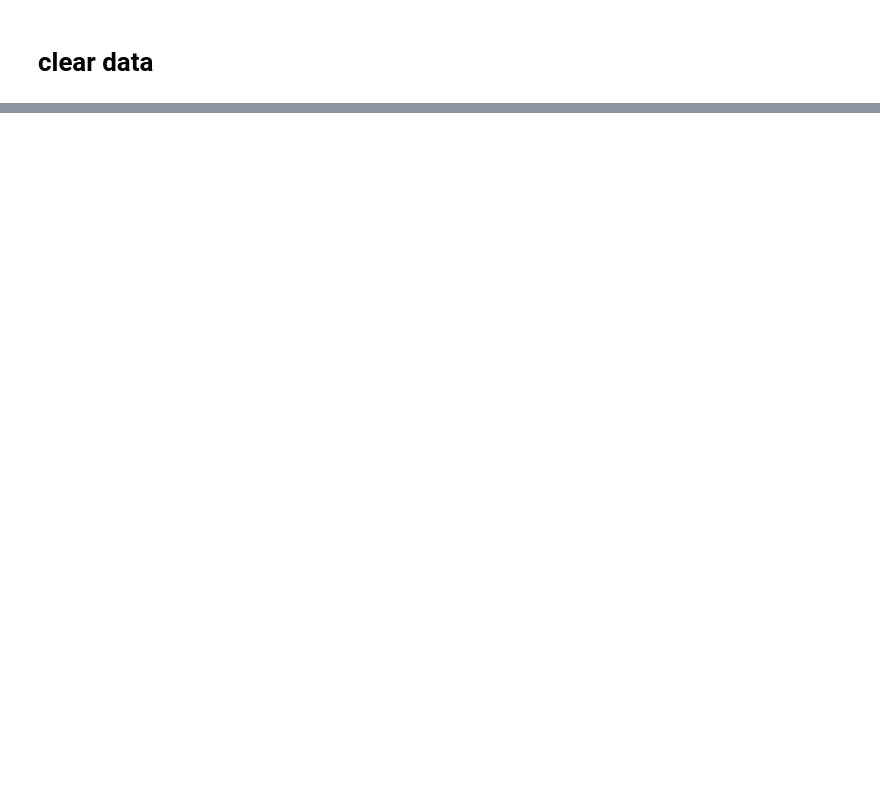
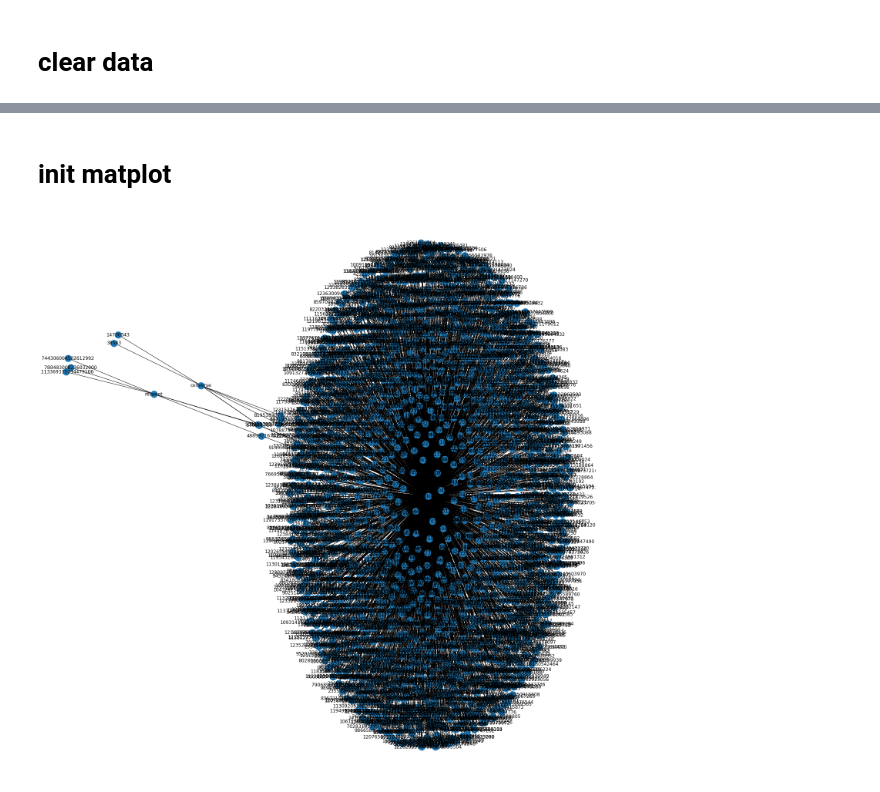
Before and after one commit to StanGirard/TrollHunter, a Jupyter notebook: graph/graph_csv.ipynb, the cells around one changed output, grey strips where cells are left out. Cells and saved outputs as stored; diff of their text form; code cells hidden in the pictures; blank space fills up the shorter version.

Commit message:
[GRAPH] - first graph

```diff
--- a/graph/graph_csv.ipynb
+++ b/graph/graph_csv.ipynb
@@ -25,0 +26,14 @@ twitter_interaction
+# %% [markdown]
+# init matplot
+# %%
+import networkx as nx
+import matplotlib.pyplot as plt
+g = nx.Graph()
+for id,rows in twitter_interaction.iterrows():
+    g.add_edge(rows["twittos_a"],rows["interaction"])
+    g.add_edge(rows["twittos_b"],rows["interaction"])
+pos = nx.spring_layout(g)
+plt.figure(3,figsize=(20,20))
+nx.draw(g, pos, with_labels=True)
+# %% [output]
+[figure, added]
```
Also changed, not shown: parts of 2 cells of this notebook.
